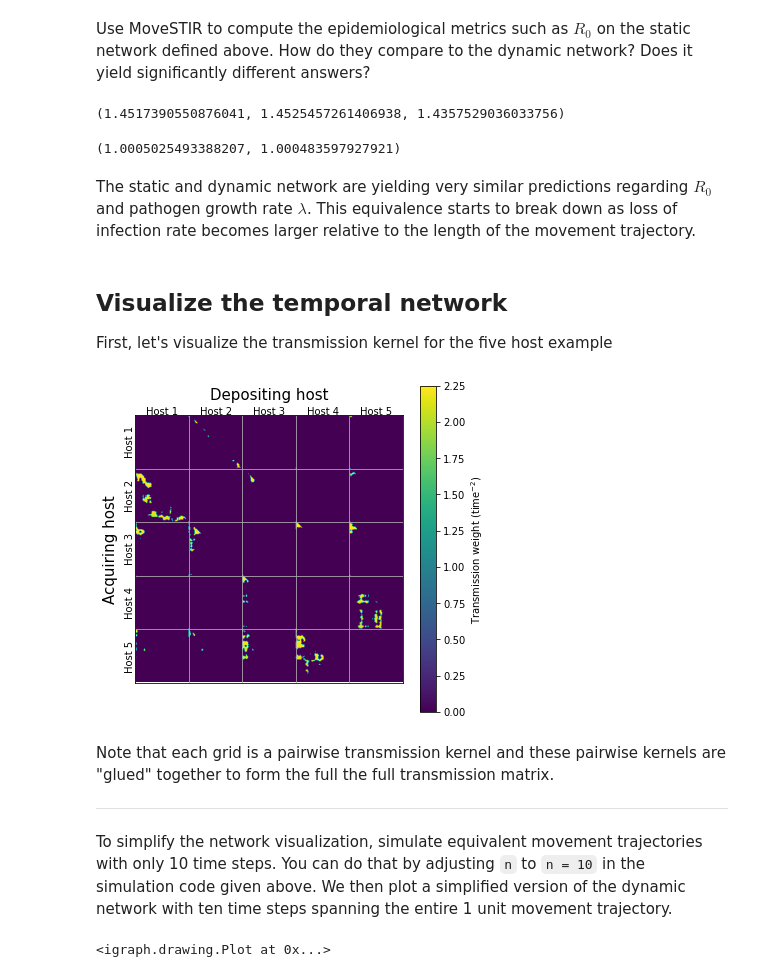
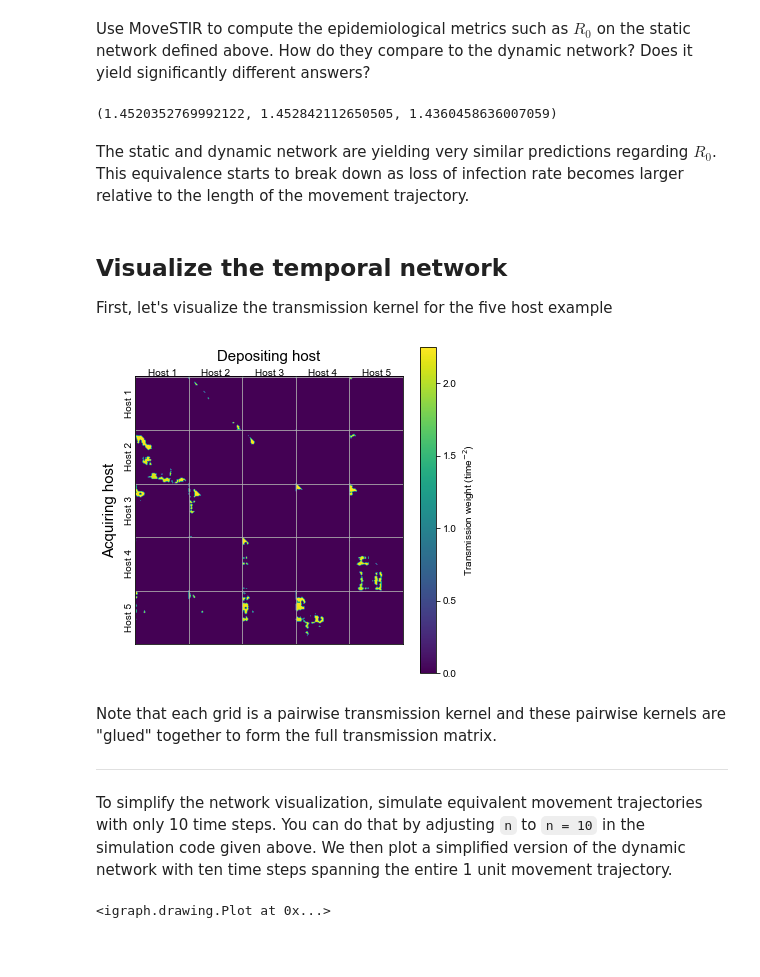
Before and after one commit to juansvs/moveSTIR, a Jupyter notebook: code/moveSTIR_examples.ipynb, the cells around one changed output. Saved outputs shown, nothing was run; the diff lists cells and outputs as text; code cells hidden in the pictures; blank space fills up the shorter version.

```diff
--- a/code/moveSTIR_examples.ipynb
+++ b/code/moveSTIR_examples.ipynb
@@ -585,7 +582,7 @@ deltat = host_trajs[host_keys[0]].time.values[1] - host_trajs[host_keys[0]].time
 T = num
 pathogen_decay = 0.1
 distance_decay = 0.71
-β = 1.5 / ((1 / (np.pi*distance_decay**2))) # acquisition rate
+β = 2.376 # acquisition rate
 λ = 1.5 # deposition rate
 γ = 0.11 # Recovery rate
 params = {"pathogen_decay": pathogen_decay,
@@ -685,42 +680,38 @@ lam_full = np.max(np.abs(np.linalg.eigvals(F_full + U_full)))
 # %%
 print((R0_avg, R0_discrete, R0_full))
 # %% [output]
-(1.4517390550876041, 1.4525457261406938, 1.4357529036033756)
+(1.4520352769992122, 1.452842112650505, 1.4360458636007059)
-# %%
-print((lam, lam_full))
-# %% [output]
-(1.0005025493388207, 1.000483597927921)
 # %% [markdown]
-The static and dynamic network are yielding very similar predictions regarding $R_0$ and pathogen growth rate $\lambda$.  This equivalence starts to break down as loss of infection rate becomes larger relative to the length of the movement trajectory.
+The static and dynamic network are yielding very similar predictions regarding $R_0$.  This equivalence starts to break down as loss of infection rate becomes larger relative to the length of the movement trajectory.
 # %% [markdown]
 ## Visualize the temporal network
 
 First, let's visualize the transmission kernel for the five host example
 # %%
 fig, ax = plt.subplots(1, 1, figsize=(6, 6))
-cmap = ax.imshow(F_full / deltat**2)
+cmap = ax.imshow(F_full / deltat)
 ticks = np.linspace(0, (num*len(host_keys)) , num=len(host_keys) + 1)
 ax.set_xticks(ticks)
 ax.set_yticks(ticks)
 cbar = plt.colorbar(cmap)
 cbar.set_label("Transmission weight (time$^{-2}$)")
 ax.grid()
 
 new_ticks = np.linspace(num / 2, (num*len(host_keys)) - (num / 2) , num=len(host_keys))
 ax.tick_params(bottom=None, left=None, labelbottom=None, labelleft=None)
 
 for i, nt in enumerate(new_ticks):
     ax.text(nt, -1, "Host {0}".format(i + 1), ha='center')
     ax.text(-20, nt, "Host {0}".format(i + 1), va='center', rotation=90)
     if i == 2:
         ax.text(nt, -30, "Depositing host", ha='center', size=15)
         ax.text(-60, nt, "Acquiring host", va='center', size=15, rotation=90)
 
-fig.savefig("../results/dynamic_matrix.pdf", bbox_inches="tight")
+# fig.savefig("../results/dynamic_matrix.pdf", bbox_inches="tight")
 # %% [output]
-[figure, old version]
+[figure, new version]
 # %% [markdown]
-Note that each grid is a pairwise transmission kernel and these pairwise kernels are "glued" together to form the full the full transmission matrix.
+Note that each grid is a pairwise transmission kernel and these pairwise kernels are "glued" together to form the full transmission matrix.
 
 ---
 
```
Also changed, not shown: parts of 19 cells of this notebook, 10 other files.
